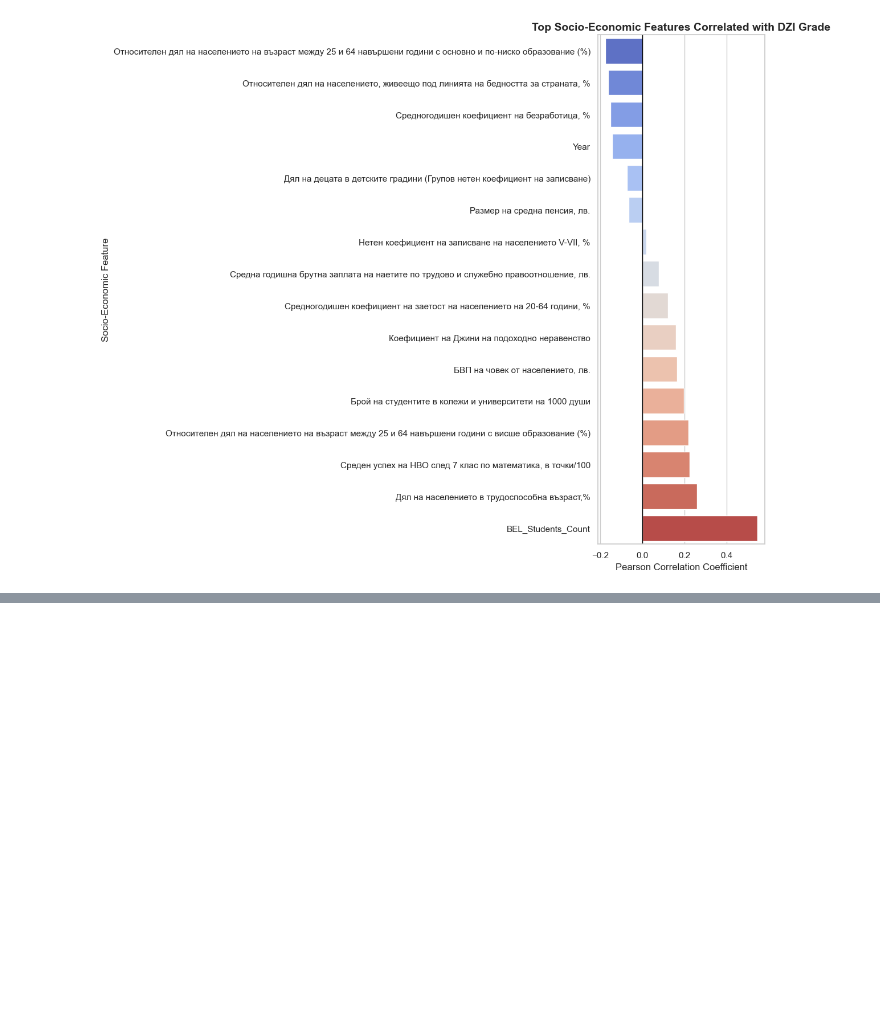
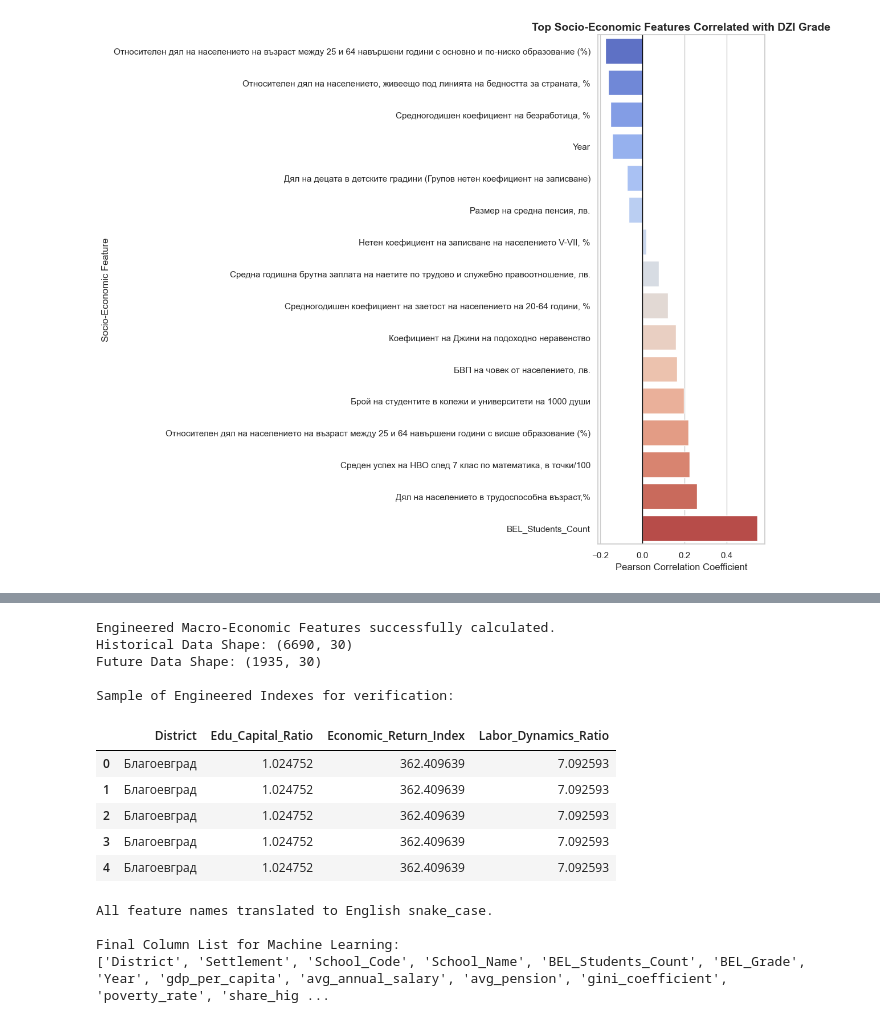
Before and after one commit to Nalyan-Beytula/Machine-Learning, a Jupyter notebook: predicting_dzi_grades_ml.ipynb, the cells around one changed output, grey strips where cells are left out. Cells and saved outputs as stored; diff of their text form; code cells hidden in the pictures; blank space fills up the shorter version.

Commit message:
Implement feature engineering, schema translation, and anti-leakage scaling

```diff
--- a/predicting_dzi_grades_ml.ipynb
+++ b/predicting_dzi_grades_ml.ipynb
@@ -525,0 +604,71 @@ Passing `palette` without assigning `hue` is deprecated and will be removed in v
+# %%
+# Define our precise column names as mapped from the national statistics datasets
+col_high_edu = 'Относителен дял на населениeто на възраст между 25 и 64 навършени години с висше образование (%)'
+col_low_edu = 'Относителен дял на населението на възраст между 25 и 64 навършени години с основно и по-ниско образование (%)'
+col_salary = 'Средна годишна брутна заплата на наетите по трудово и служебно правоотношение, лв.'
+col_poverty = 'Относителен дял на населението, живеещо под линията на бедността за страната, %'
+col_employment = 'Средногодишен коефициент на заетост на населението на 20-64 години, %'
+col_unemployment = 'Средногодишен коефициент на безработица, %'
+
+for df in [historical_data, future_data]:
+    # 1. Intellectual Capital Ratio (Higher Ed vs Basic/Primary Ed)
+    df['Edu_Capital_Ratio'] = df[col_high_edu] / (df[col_low_edu] + 1.0)
+
+    # 2. Economic Return Index (Salary adjusted against Poverty Risk)
+    df['Economic_Return_Index'] = df[col_salary] / (df[col_poverty] + 1.0)
+
+    # 3. Labor Market Friction Dynamics (Employment capacity vs Unemployment overhead)
+    df['Labor_Dynamics_Ratio'] = df[col_employment] / (df[col_unemployment] + 1.0)
+
+print("Engineered Macro-Economic Features successfully calculated.")
+print(f"Historical Data Shape: {historical_data.shape}")
+print(f"Future Data Shape: {future_data.shape}")
+
+# Verify that our tracking metrics look structurally sound and complete
+print("\nSample of Engineered Indexes for verification:")
+display(historical_data[['District', 'Edu_Capital_Ratio', 'Economic_Return_Index', 'Labor_Dynamics_Ratio']].head())
+# %% [output]
+Engineered Macro-Economic Features successfully calculated.
+Historical Data Shape: (6690, 30)
+Future Data Shape: (1935, 30)
+
+Sample of Engineered Indexes for verification:
+|  | District | Edu_Capital_Ratio | Economic_Return_Index | Labor_Dynamics_Ratio |
+| 0 | Благоевград | 1.024752 | 362.409639 | 7.092593 |
+| 1 | Благоевград | 1.024752 | 362.409639 | 7.092593 |
+| 2 | Благоевград | 1.024752 | 362.409639 | 7.092593 |
+| 3 | Благоевград | 1.024752 | 362.409639 | 7.092593 |
+| 4 | Благоевград | 1.024752 | 362.409639 | 7.092593 |
+# %%
+translation_dict = {
+    # Macro-Economic Indicators
+    'БВП на човек от населението, лв.': 'gdp_per_capita',
+    'Средна годишна брутна заплата на наетите по трудово и служебно правоотношение, лв.': 'avg_annual_salary',
+    'Размер на средна пенсия, лв.': 'avg_pension',
+    'Коефициент на Джини на подоходно неравенство': 'gini_coefficient',
+    'Относителен дял на населението, живеещо под линията на бедността за страната, %': 'poverty_rate',
+
+    # Demographics & Education Infrastructure
+    'Относителен дял на населениeто на възраст между 25 и 64 навършени години с висше образование (%)': 'share_higher_edu',
+    'Относителен дял на населението на възраст между 25 и 64 навършени години с основно и по-ниско образование (%)': 'share_primary_or_lower_edu',
+    'Средногодишен коефициент на безработица, %': 'unemployment_rate',
+    'Средногодишен коефициент на заетост на населението на 20-64 години, %': 'employment_rate',
+    'Дял на населението в трудоспособна възраст,%': 'working_age_share',
+    'Брой на студентите в колежи и университети на 1000 души': 'university_students_per_1000',
+    'Нетен коефициент на записване на населението V-VII, %': 'net_enrollment_5th_7th_grade',
+    'Среден успех на НВО след 7 клас по математика, в точки/100': 'avg_math_7th_grade_points',
+    'Дял на децата в детските градини (Групов нетен коефициент на записване)': 'kindergarten_enrollment_rate'
+}
+
+# Apply the translation to both datasets
+for df in [historical_data, future_data]:
+    df.rename(columns=translation_dict, inplace=True)
+
+print("All feature names translated to English snake_case.")
+print("\nFinal Column List for Machine Learning:")
+print(list(historical_data.columns))
+# %% [output]
+All feature names translated to English snake_case.
+
+Final Column List for Machine Learning:
+['District', 'Settlement', 'School_Code', 'School_Name', 'BEL_Students_Count', 'BEL_Grade', 'Year', 'gdp_per_capita', 'avg_annual_salary', 'avg_pension', 'gini_coefficient', 'poverty_rate', 'share_hig ...
```
Also changed, not shown: parts of 5 cells of this notebook.
